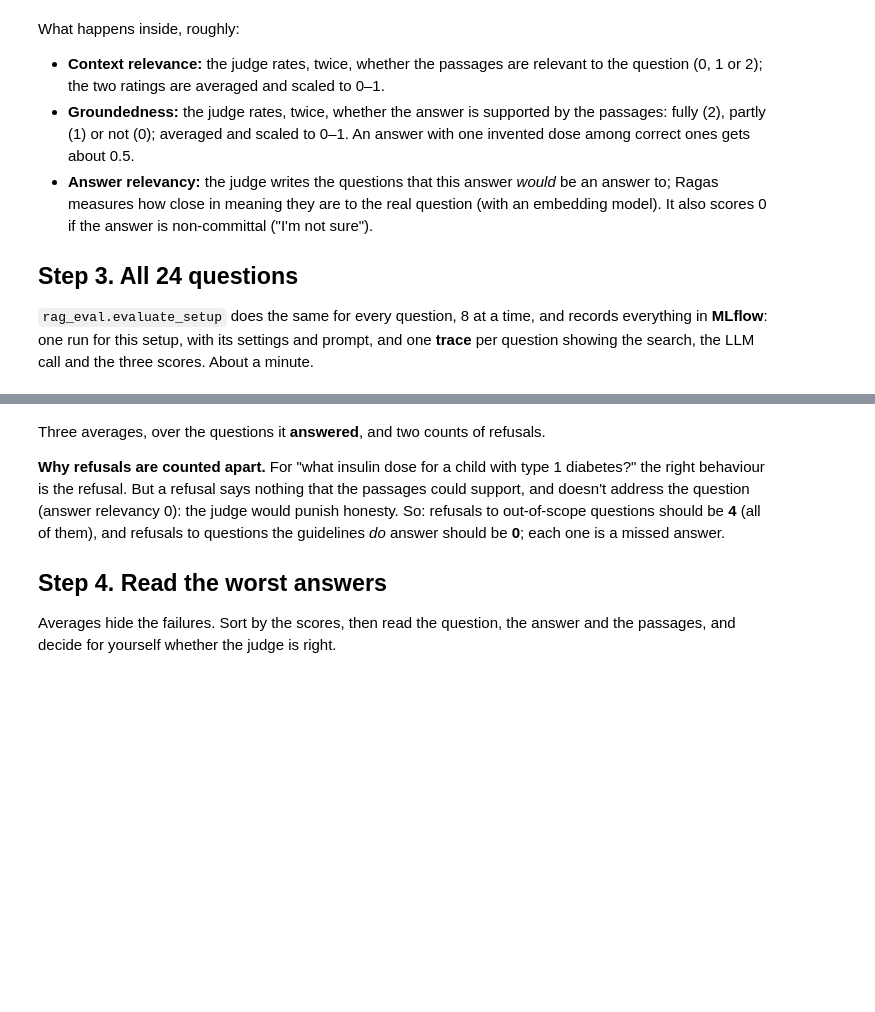
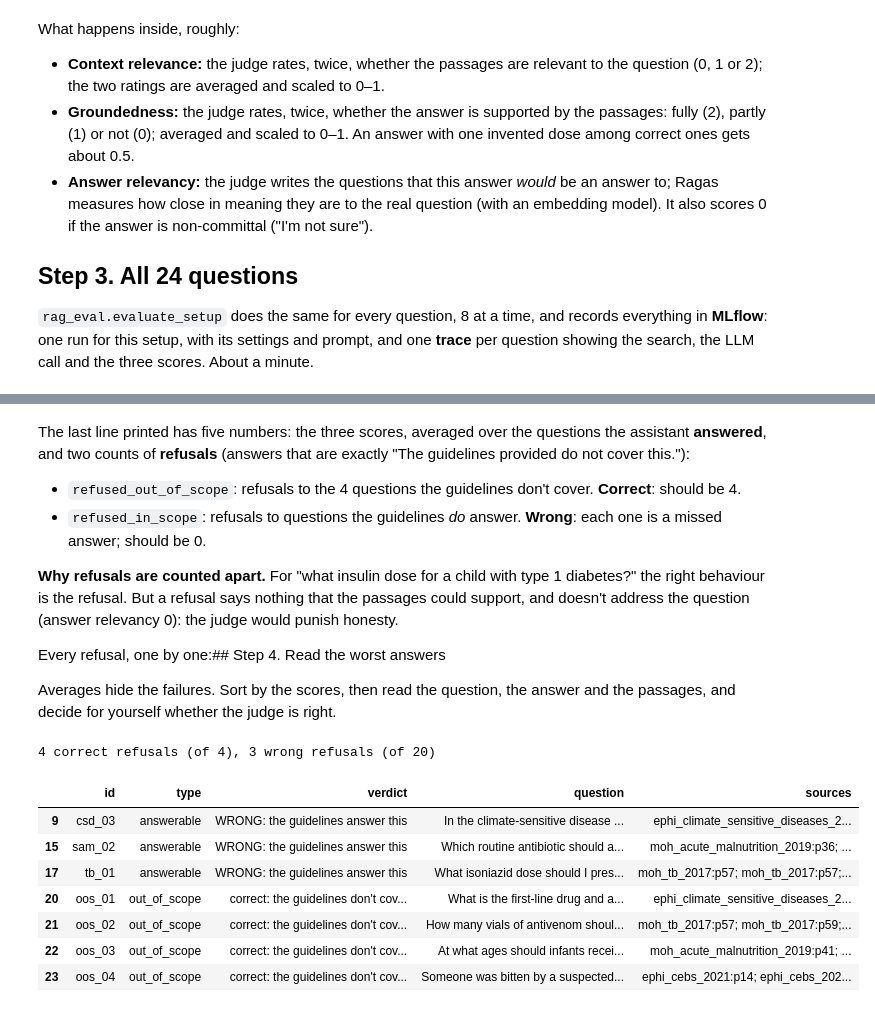
Before and after one commit to ydfriedman/MLOps-Workshop, a Jupyter notebook: llm-cds/2_evaluate_rag.ipynb, the cells around one changed output, grey strips where cells are left out. Drawn from its saved outputs; the diff is of its cells as text; code cells hidden in the pictures; blank space fills up the shorter version.

```diff
--- a/llm-cds/2_evaluate_rag.ipynb
+++ b/llm-cds/2_evaluate_rag.ipynb
@@ -191,12 +191,33 @@ open the Traces tab in the Run page in the MLflow UI.
 # %% [markdown]
-Three averages, over the questions it **answered**, and two counts of refusals.
+The last line printed has five numbers: the three scores, averaged over the questions the assistant **answered**,
+and two counts of **refusals** (answers that are exactly "The guidelines provided do not cover this."):
+
+- `refused_out_of_scope`: refusals to the 4 questions the guidelines don't cover. **Correct**: should be 4.
+- `refused_in_scope`: refusals to questions the guidelines *do* answer. **Wrong**: each one is a missed answer;
+  should be 0.
 
 **Why refusals are counted apart.** For "what insulin dose for a child with type 1 diabetes?" the right behaviour is
 the refusal. But a refusal says nothing that the passages could support, and doesn't address the question
-(answer relevancy 0): the judge would punish honesty. So: refusals to out-of-scope questions should be **4** (all of them), and refusals
-to questions the guidelines *do* answer should be **0**; each one is a missed answer.
+(answer relevancy 0): the judge would punish honesty.
 
-## Step 4. Read the worst answers
+Every refusal, one by one:## Step 4. Read the worst answers
 
 Averages hide the failures. Sort by the scores, then read the question, the answer and the passages, and decide
 for yourself whether the judge is right.
+# %%
+refusals = base[base.refused][["id", "type", "question", "sources"]]
+refusals.insert(2, "verdict", refusals.type.map({"out_of_scope": "correct: the guidelines don't cover it",
+                                                 "answerable": "WRONG: the guidelines answer this"}))
+print(f"{(refusals.type == 'out_of_scope').sum()} correct refusals (of 4), "
+      f"{(refusals.type == 'answerable').sum()} wrong refusals (of 20)")
+refusals
+# %% [output]
+4 correct refusals (of 4), 3 wrong refusals (of 20)
+|  | id | type | verdict | question | sources |
+| 9 | csd_03 | answerable | WRONG: the guidelines answer this | In the climate-sensitive disease ... | ephi_climate_sensitive_diseases_2... |
+| 15 | sam_02 | answerable | WRONG: the guidelines answer this | Which routine antibiotic should a... | moh_acute_malnutrition_2019:p36; ... |
+| 17 | tb_01 | answerable | WRONG: the guidelines answer this | What isoniazid dose should I pres... | moh_tb_2017:p57; moh_tb_2017:p57;... |
+| 20 | oos_01 | out_of_scope | correct: the guidelines don't cov... | What is the first-line drug and a... | ephi_climate_sensitive_diseases_2... |
+| 21 | oos_02 | out_of_scope | correct: the guidelines don't cov... | How many vials of antivenom shoul... | moh_tb_2017:p57; moh_tb_2017:p59;... |
+| 22 | oos_03 | out_of_scope | correct: the guidelines don't cov... | At what ages should infants recei... | moh_acute_malnutrition_2019:p41; ... |
+| 23 | oos_04 | out_of_scope | correct: the guidelines don't cov... | Someone was bitten by a suspected... | ephi_cebs_2021:p14; ephi_cebs_202... |
```
Also changed, not shown: parts of 9 cells of this notebook, 2 other files.
